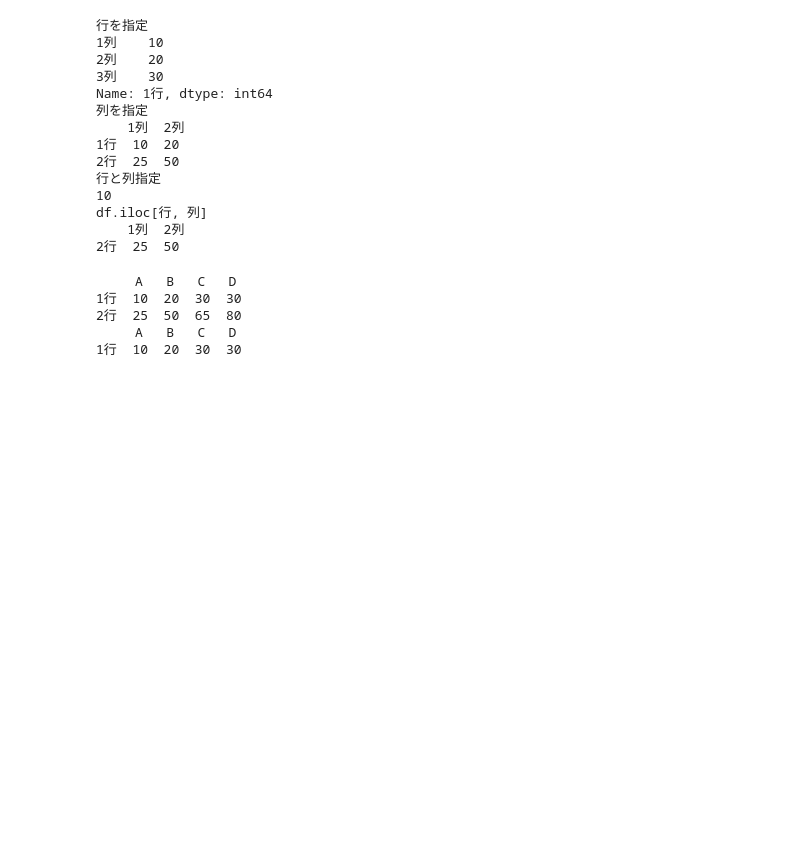
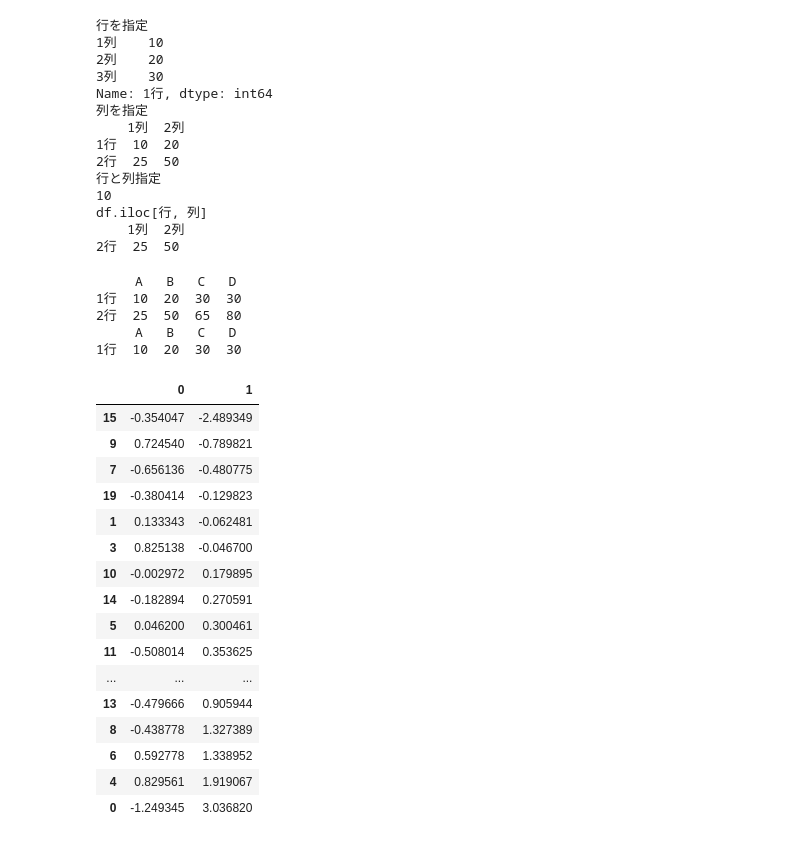
Before and after one commit to sasakurai/hajimetenoAI, a Jupyter notebook: Aiacademy_sample.ipynb, the cells around one changed output. Drawn from its saved outputs; the diff is of its cells as text; code cells hidden in the pictures; blank space fills up the shorter version.

Commit message:
Colaboratory を使用して作成しました, Pandas ソート

```diff
--- a/Aiacademy_sample.ipynb
+++ b/Aiacademy_sample.ipynb
@@ -357,3 +357,30 @@ print(df.query('A >= 5 and C <= 50'))
 2行  25  50  65  80
      A   B   C   D
 1行  10  20  30  30
+# %%
+import pandas as pd
+import numpy as np
+df = pd.DataFrame(np.random.randn(20,2))
+df.sort_index(ascending=False) # 降順
+
+# 昇順でソートするには上記の降順ソートのコードをコメントアウトして下記を実行してください
+df.sort_values(by=1) # key(カラム名)が1の昇順(小さい順)でソート
+# df.sort_values(by=1, ascending=False)  # keyが1の降順(大きい順)でソート
+# %% [output]
+|  | 0 | 1 |
+| 15 | -0.354047 | -2.489349 |
+| 9 | 0.724540 | -0.789821 |
+| 7 | -0.656136 | -0.480775 |
+| 19 | -0.380414 | -0.129823 |
+| 1 | 0.133343 | -0.062481 |
+| 3 | 0.825138 | -0.046700 |
+| 10 | -0.002972 | 0.179895 |
+| 14 | -0.182894 | 0.270591 |
+| 5 | 0.046200 | 0.300461 |
+| 11 | -0.508014 | 0.353625 |
+| ... | ... | ... |
+| 13 | -0.479666 | 0.905944 |
+| 8 | -0.438778 | 1.327389 |
+| 6 | 0.592778 | 1.338952 |
+| 4 | 0.829561 | 1.919067 |
+| 0 | -1.249345 | 3.036820 |
```
